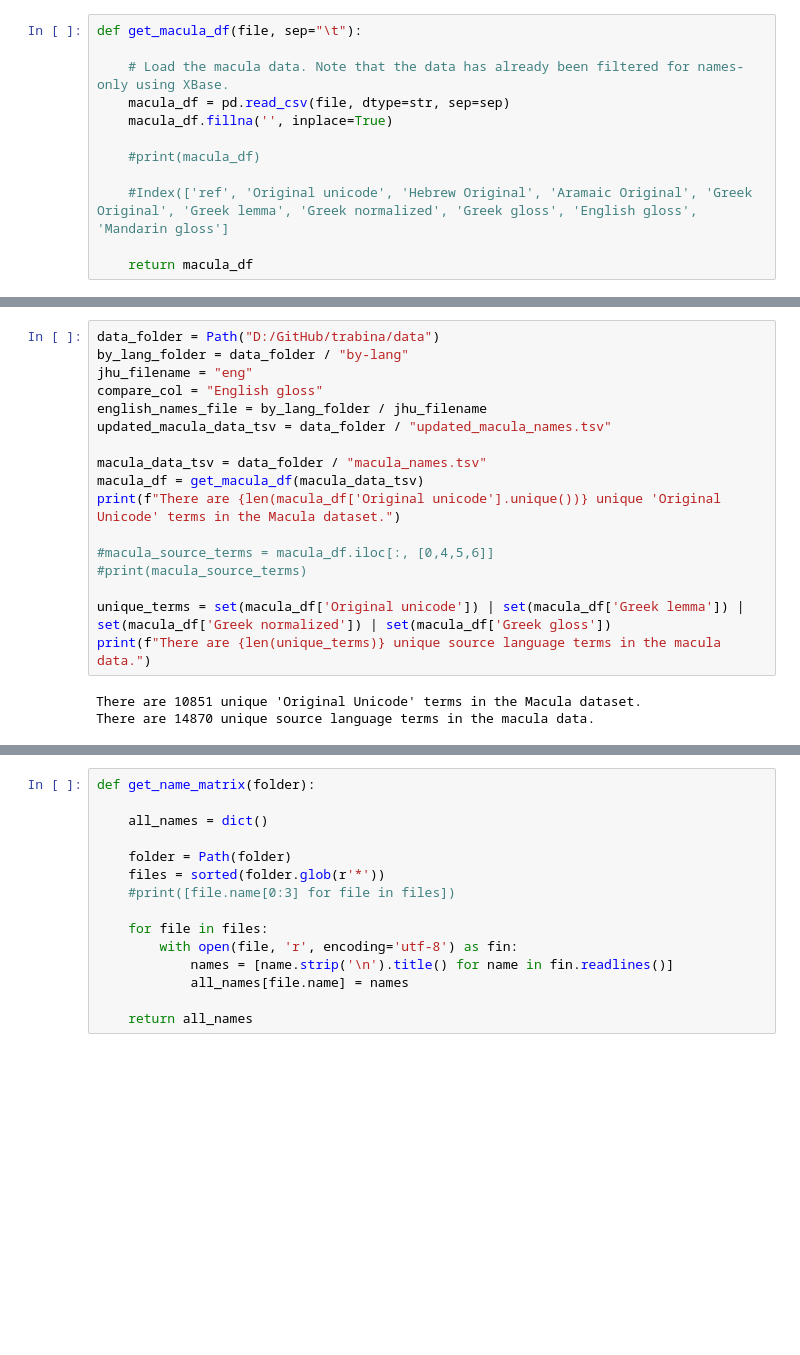
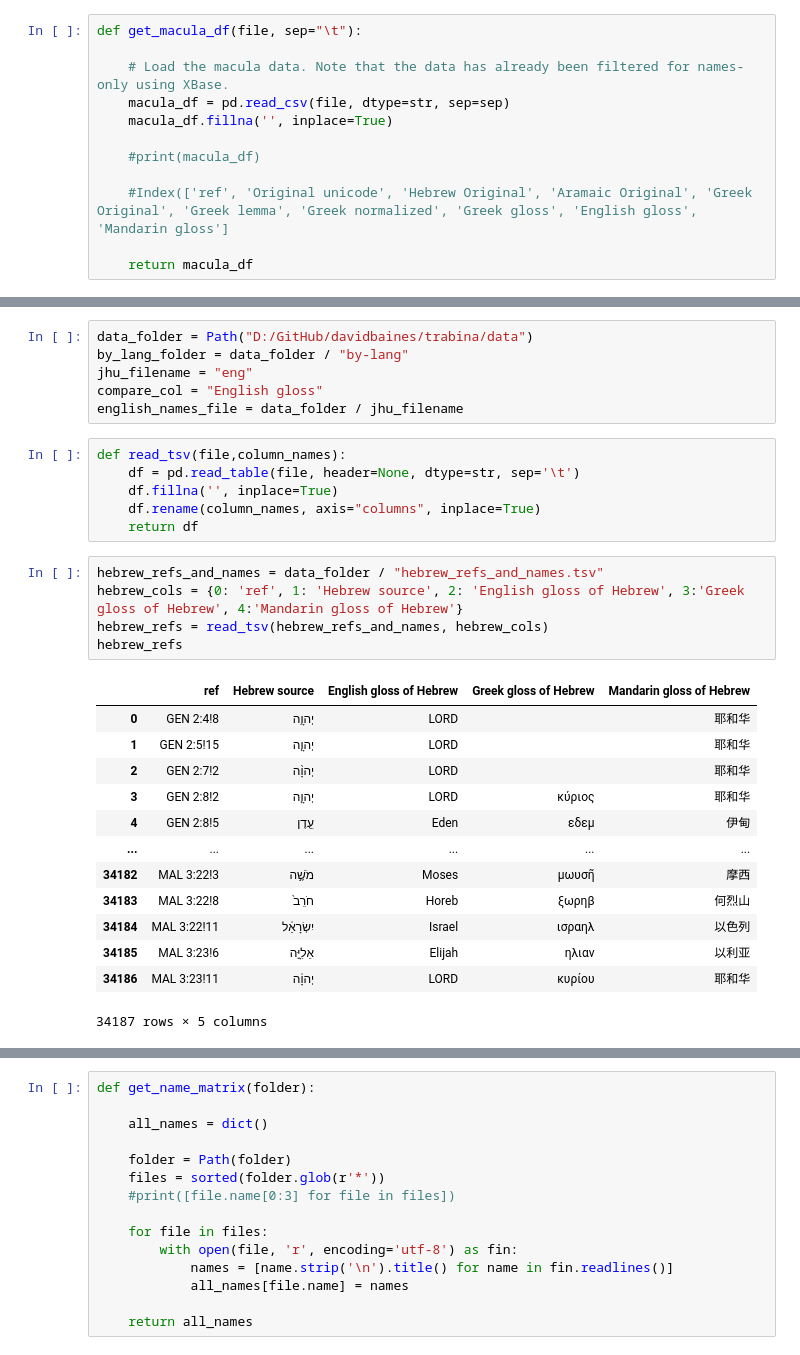
Before and after one commit to davidbaines/trabina, a Jupyter notebook: match_biblical_names.ipynb, the cells around one changed output, grey strips where cells are left out. Cells and saved outputs as stored; diff of their text form; blank space fills up the shorter version.

Commit message:
Update match_biblical_names notebook

```diff
--- a/match_biblical_names.ipynb
+++ b/match_biblical_names.ipynb
@@ -30,20 +40,31 @@ def get_macula_df(file, sep="\t"):
 # %%
-data_folder = Path("D:/GitHub/trabina/data")
+data_folder = Path("D:/GitHub/davidbaines/trabina/data")
 by_lang_folder = data_folder / "by-lang"
 jhu_filename = "eng"
 compare_col = "English gloss"
-english_names_file = by_lang_folder / jhu_filename
-updated_macula_data_tsv = data_folder / "updated_macula_names.tsv"
-
-macula_data_tsv = data_folder / "macula_names.tsv"
-macula_df = get_macula_df(macula_data_tsv)
-print(f"There are {len(macula_df['Original unicode'].unique())} unique 'Original Unicode' terms in the Macula dataset.")
-
-#macula_source_terms = macula_df.iloc[:, [0,4,5,6]]
-#print(macula_source_terms)
-
-unique_terms = set(macula_df['Original unicode']) | set(macula_df['Greek lemma']) | set(macula_df['Greek normalized']) | set(macula_df['Greek gloss'])
-print(f"There are {len(unique_terms)} unique source language terms in the macula data.")
+english_names_file = data_folder / jhu_filename
-# %% [output]
-There are 10851 unique 'Original Unicode' terms in the Macula dataset.
-There are 14870 unique source language terms in the macula data.
+# %%
+def read_tsv(file,column_names):
+    df = pd.read_table(file, header=None, dtype=str, sep='\t')
+    df.fillna('', inplace=True)
+    df.rename(column_names, axis="columns", inplace=True)
+    return df
+# %%
+hebrew_refs_and_names = data_folder / "hebrew_refs_and_names.tsv"
+hebrew_cols = {0: 'ref', 1: 'Hebrew source', 2: 'English gloss of Hebrew', 3:'Greek gloss of Hebrew', 4:'Mandarin gloss of Hebrew'}
+hebrew_refs = read_tsv(hebrew_refs_and_names, hebrew_cols)
+hebrew_refs
+# %% [output]
+|  | ref | Hebrew source | English gloss of Hebrew | Greek gloss of Hebrew | Mandarin gloss of Hebrew |
+| 0 | GEN 2:4!8 | יְהוָ֥ה | LORD |  | 耶和华 |
+| 1 | GEN 2:5!15 | יְהוָ֤ה | LORD |  | 耶和华 |
+| 2 | GEN 2:7!2 | יְהוָ֨ה | LORD |  | 耶和华 |
+| 3 | GEN 2:8!2 | יְהוָ֧ה | LORD | κύριος | 耶和华 |
+| 4 | GEN 2:8!5 | עֵ֖דֶן | Eden | εδεμ | 伊甸 |
+| ... | ... | ... | ... | ... | ... |
+| 34182 | MAL 3:22!3 | מֹשֶׁ֣ה | Moses | μωυσῆ | 摩西 |
+| 34183 | MAL 3:22!8 | חֹרֵב֙ | Horeb | ξωρηβ | 何烈山 |
+| 34184 | MAL 3:22!11 | יִשְׂרָאֵ֔ל | Israel | ισραηλ | 以色列 |
+| 34185 | MAL 3:23!6 | אֵלִיָּ֣ה | Elijah | ηλιαν | 以利亚 |
+| 34186 | MAL 3:23!11 | יְהוָ֔ה | LORD | κυρίου | 耶和华 |
+34187 rows × 5 columns
```
Also changed, not shown: parts of 23 cells of this notebook.
